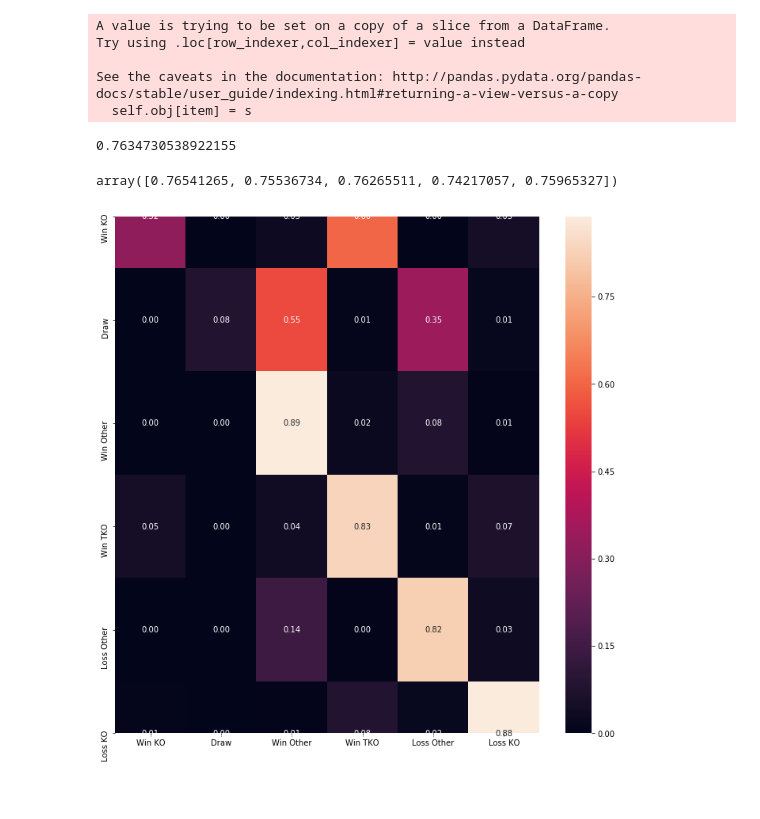
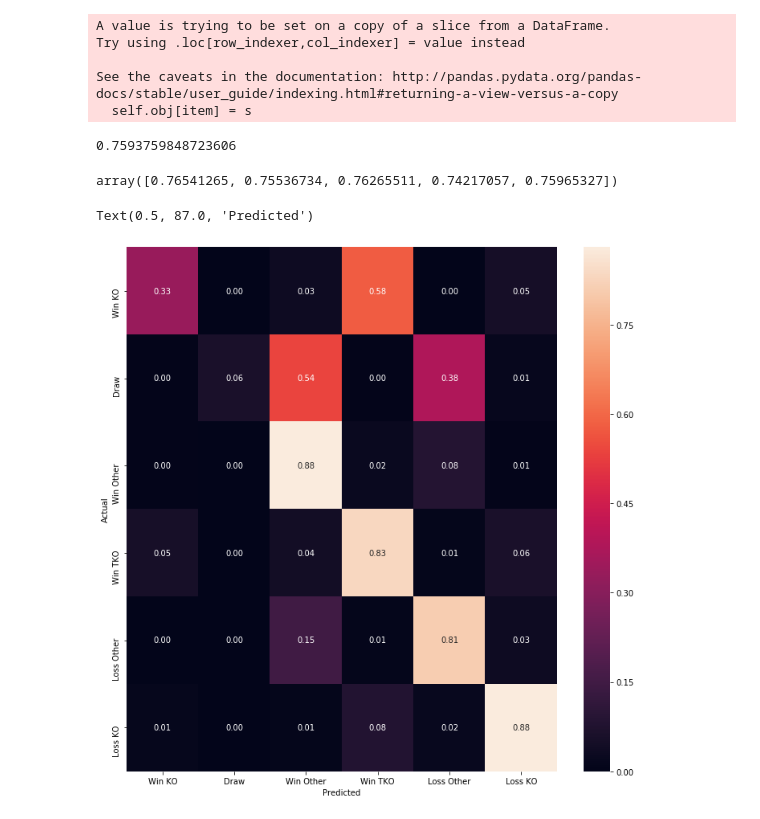
Before and after one commit to EmmS21/SpringboardCapstoneBoxingPredictionWebApp, a Jupyter notebook: ml model/randomforestmodel.ipynb, the cells around one changed output. Saved outputs shown, nothing was run; the diff lists cells and outputs as text; code cells hidden in the pictures.

```diff
--- a/ml model/randomforestmodel.ipynb
+++ b/ml model/randomforestmodel.ipynb
@@ -203,7 +183,7 @@ params = {
     'max_depth':[i for i in range(1,10,2)]
 }
 n_estimators = [i for i in range(0,201,20)]
-rfc = RandomForestClassifier()
+rfc = RandomForestClassifier(class_weight='balanced')
 gridsearch = GridSearchCV(rfc,param_grid=params,cv=10,scoring='f1_weighted',n_jobs=4)
 gridsearch.fit(X_train,y_train)
 bestparams = gridsearch.best_params_
@@ -221,7 +201,7 @@ preds = rc.predict(X_test)
 score = accuracy_score(y_test,preds)
 score
 # %% [output]
-0.7634730538922155
+0.7593759848723606
 # %%
 #kfold cross validation
 kfold = KFold(n_splits=5)
@@ -232,19 +212,20 @@ array([0.76541265, 0.75536734, 0.76265511, 0.74217057, 0.75965327])
 # %%
 # labels = np.unique([y_test,preds])
 import matplotlib.transforms
 labels = ['Win KO','Draw','Win Other','Win TKO','Loss Other','Loss KO']
 c = confusion_matrix(y_test,preds)
 #normalize
 cm = c.astype('float')/c.sum(axis=1)[:, np.newaxis]
 fig,ax = plt.subplots(figsize=(12,12))
-sns.heatmap(cm,annot=True, fmt= '.2f',xticklabels=labels,yticklabels=labels)
-
-plt.show()
-# plt.ylabel('Actual')
-# plt.xlabel('Predicted')
-# plt.show(block=False)
+ax = sns.heatmap(cm,annot=True, fmt= '.2f',xticklabels=labels,yticklabels=labels)
+#new matplotlib version cuts off part of first and last row, fixing this
+bottom, top = ax.get_ylim()
+ax.set_ylim(bottom + 0.5, top - 0.5)
+plt.ylabel('Actual')
+plt.xlabel('Predicted')
 # %% [output]
+Text(0.5, 87.0, 'Predicted')
-[figure, old version]
+[figure, new version]
 # %%
 #feature importance
 important = rc.feature_importances_
```
Also changed, not shown: parts of 4 cells of this notebook, 1 other file.
